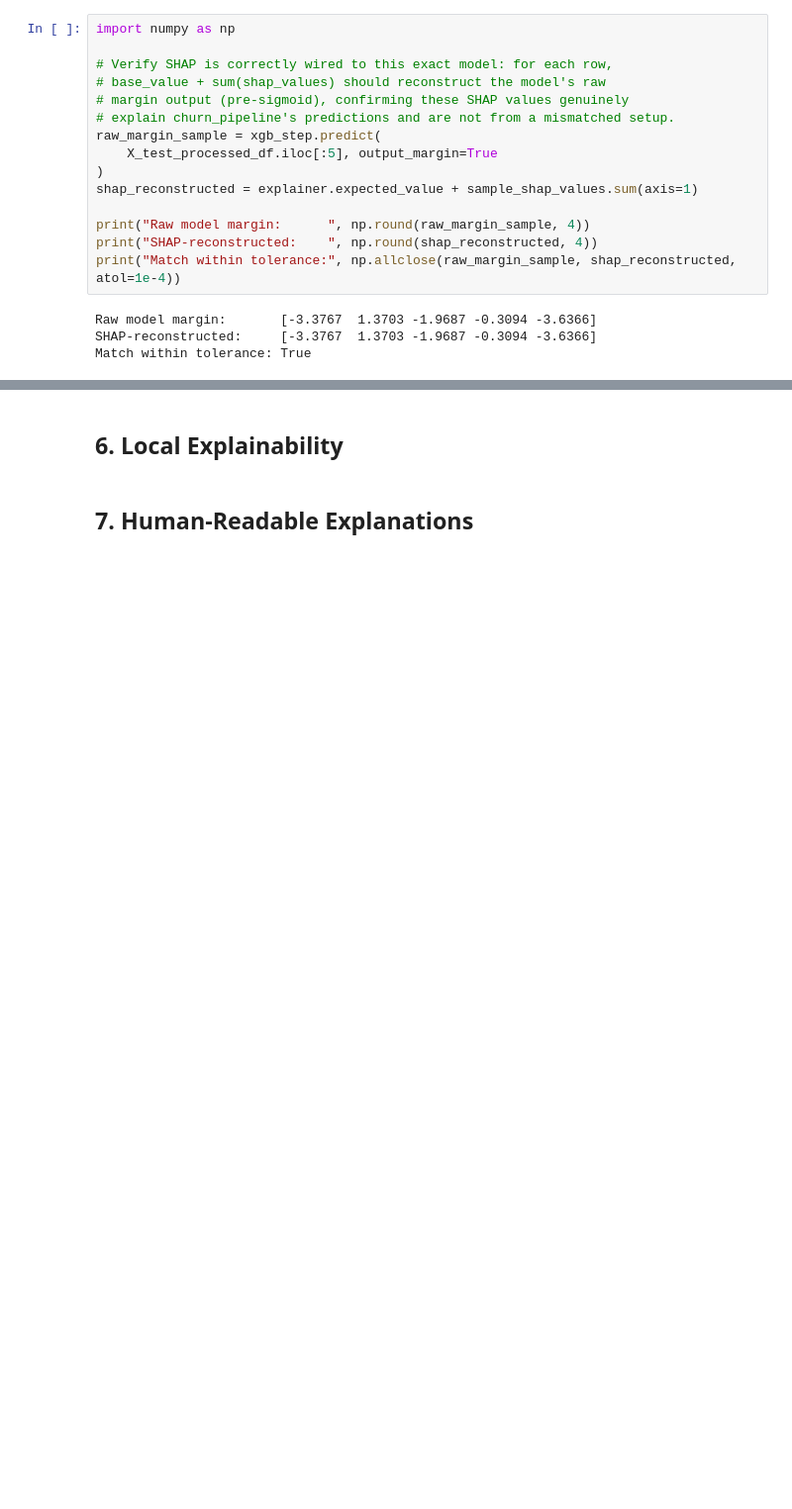
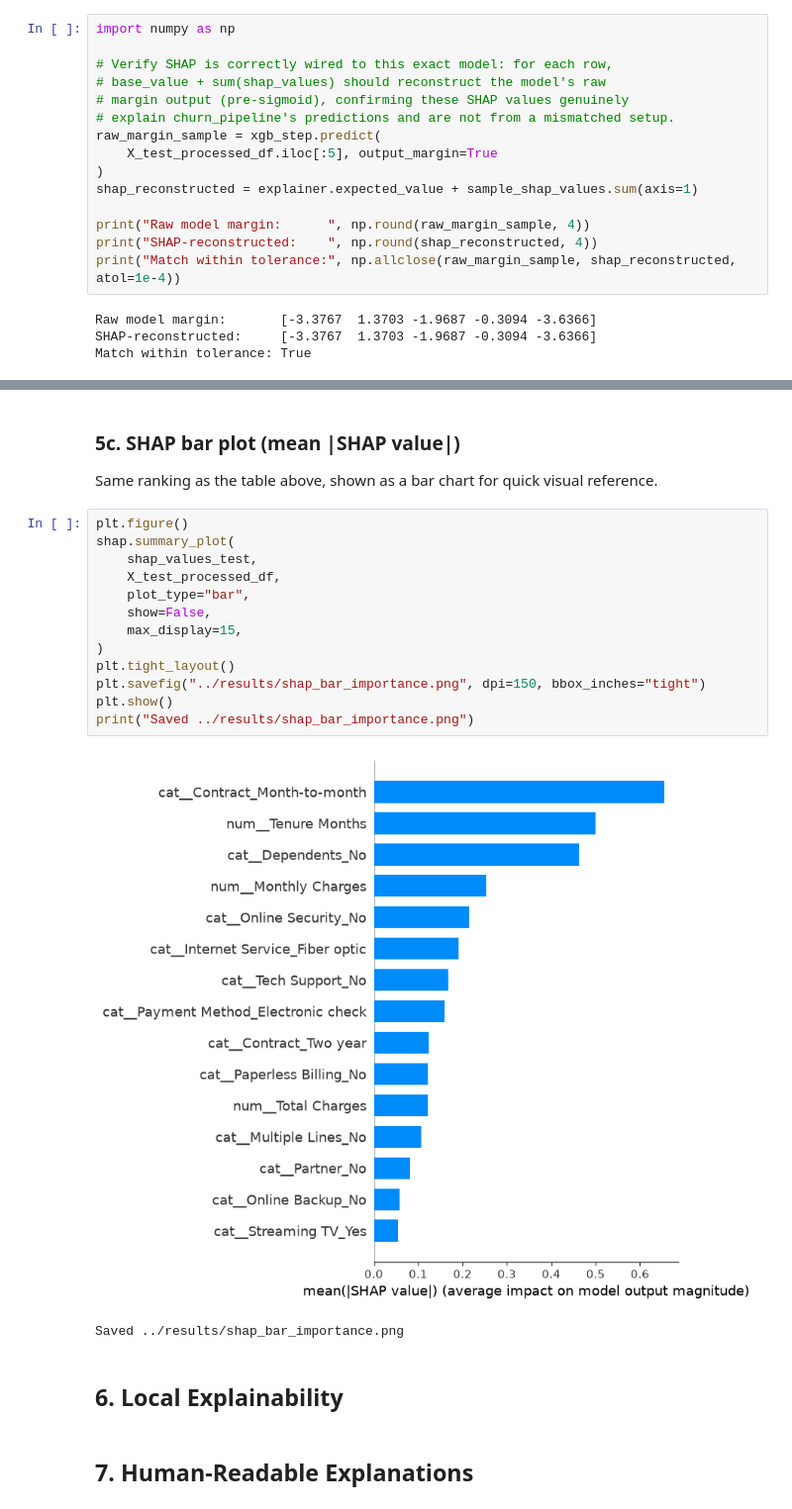
Before and after one commit to gracy7192/customer-churn-xai, a Jupyter notebook: notebooks/03_xai.ipynb, the cells around one changed output, grey strips where cells are left out. Shown at 99% size. Cells and saved outputs as stored; diff of their text form; blank space fills up the shorter version.

```diff
--- a/notebooks/03_xai.ipynb
+++ b/notebooks/03_xai.ipynb
@@ -253,3 +325,23 @@ Match within tolerance: True
+# %% [markdown]
+### 5c. SHAP bar plot (mean |SHAP value|)
+
+Same ranking as the table above, shown as a bar chart for quick visual reference.
+# %%
+plt.figure()
+shap.summary_plot(
+    shap_values_test,
+    X_test_processed_df,
+    plot_type="bar",
+    show=False,
+    max_display=15,
+)
+plt.tight_layout()
+plt.savefig("../results/shap_bar_importance.png", dpi=150, bbox_inches="tight")
+plt.show()
+print("Saved ../results/shap_bar_importance.png")
+# %% [output]
+[figure, added]
+Saved ../results/shap_bar_importance.png
 # %% [markdown]
 ## 6. Local Explainability
 # %% [markdown]
```
Also changed, not shown: parts of 6 cells of this notebook, 3 other files.
